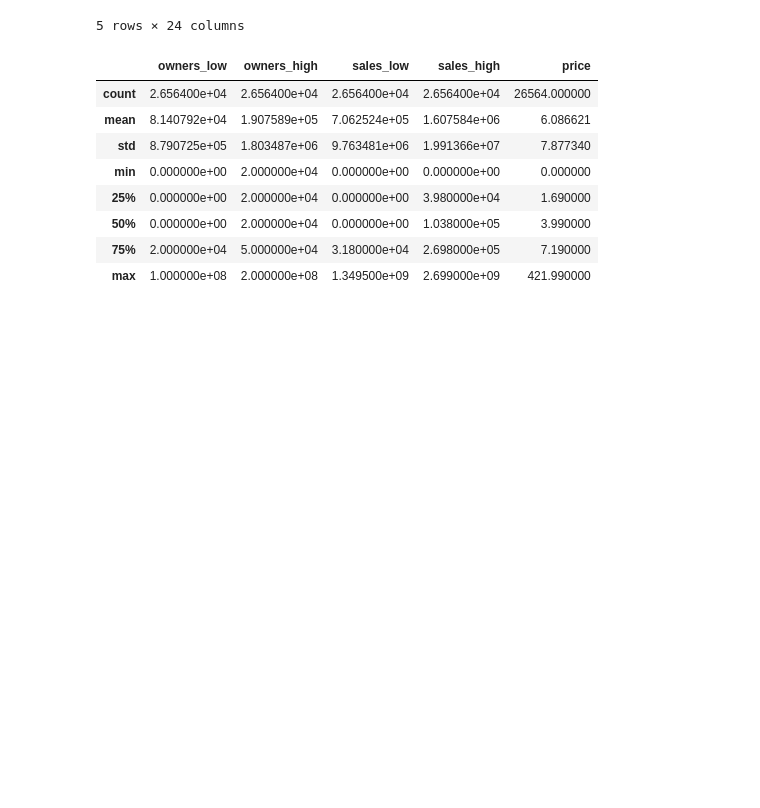
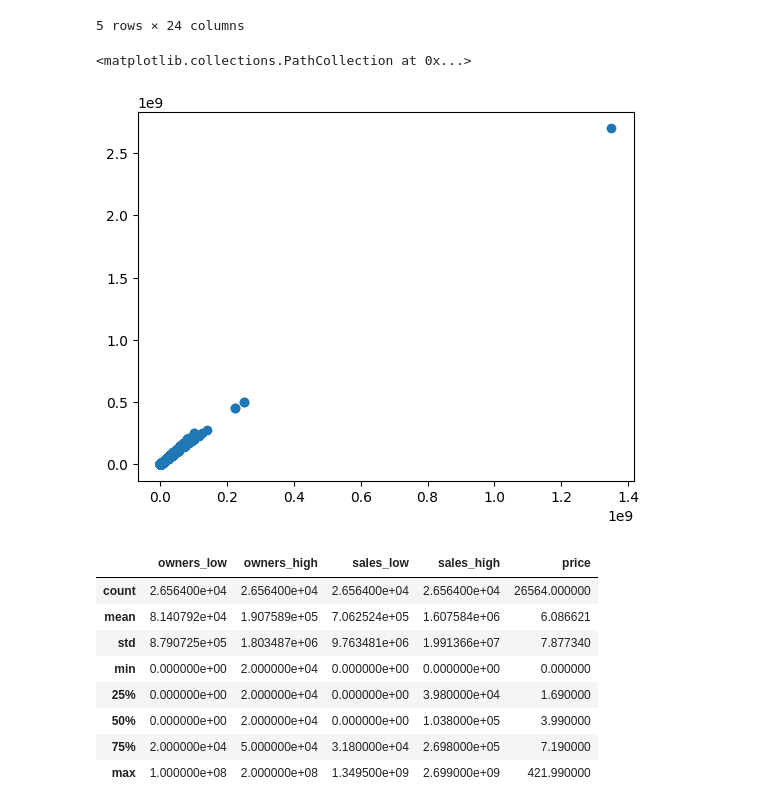
Before and after one commit to SangyunT/steam_game_sales, a Jupyter notebook: index.ipynb, the cells around one changed output. Cells and saved outputs as stored; diff of their text form; code cells hidden in the pictures; blank space fills up the shorter version.

Commit message:
scatter plot to visualize outliers

```diff
--- a/index.ipynb
+++ b/index.ipynb
@@ -145,6 +145,11 @@ games.head()
 | 3 | 40 | Deathmatch Classic | 2001-06-01 | 1 | Valve | Valve | windows;mac;linux | 0 | Multi-player;Online Multi-Player;... | ... |
 | 4 | 50 | Half-Life: Opposing Force | 1999-11-01 | 1 | Gearbox Software | Valve | windows;mac;linux | 0 | Single-player;Multi-player;Valve ... | ... |
 5 rows × 24 columns
+# %%
+plt.scatter(games['sales_low'], games['sales_high'])
+# %% [output]
+<matplotlib.collections.PathCollection at 0x...>
+[figure, added]
 # %%
 games[['owners_low', 'owners_high', 'sales_low', 'sales_high', 'price']].describe()
 # %% [output]
```
Also changed, not shown: parts of 8 cells of this notebook.
